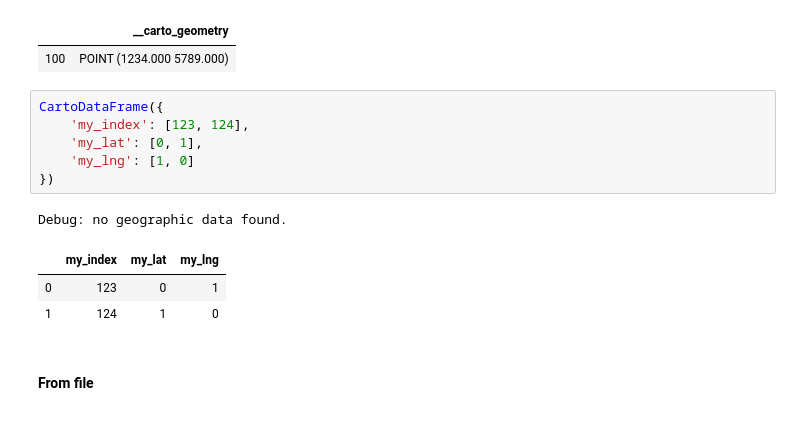
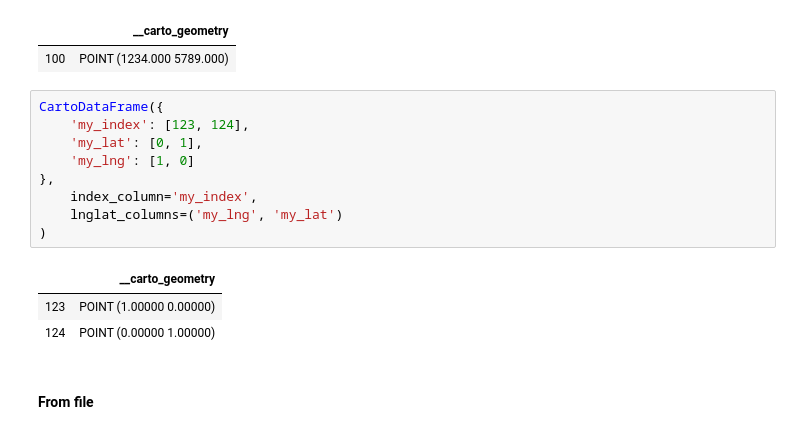
Before and after one commit to CartoDB/cartoframes, a Jupyter notebook: examples/_debug/cartodataframe.ipynb, the cells around one changed output. Saved outputs shown, nothing was run; the diff lists cells and outputs as text.

```diff
--- a/examples/_debug/cartodataframe.ipynb
+++ b/examples/_debug/cartodataframe.ipynb
@@ -31,14 +31,16 @@ CartoDataFrame({
 # %%
 CartoDataFrame({
     'my_index': [123, 124],
     'my_lat': [0, 1],
     'my_lng': [1, 0]
-})
+},
+    index_column='my_index',
+    lnglat_columns=('my_lng', 'my_lat')
+)
 # %% [output]
-Debug: no geographic data found.
-|  | my_index | my_lat | my_lng |
-| 0 | 123 | 0 | 1 |
-| 1 | 124 | 1 | 0 |
+|  | __carto_geometry |
+| 123 | POINT (1.00000 0.00000) |
+| 124 | POINT (0.00000 1.00000) |
 # %% [markdown]
 #### From file
 # %%
```
Also changed, not shown: parts of 3 cells of this notebook, 5 other files.
